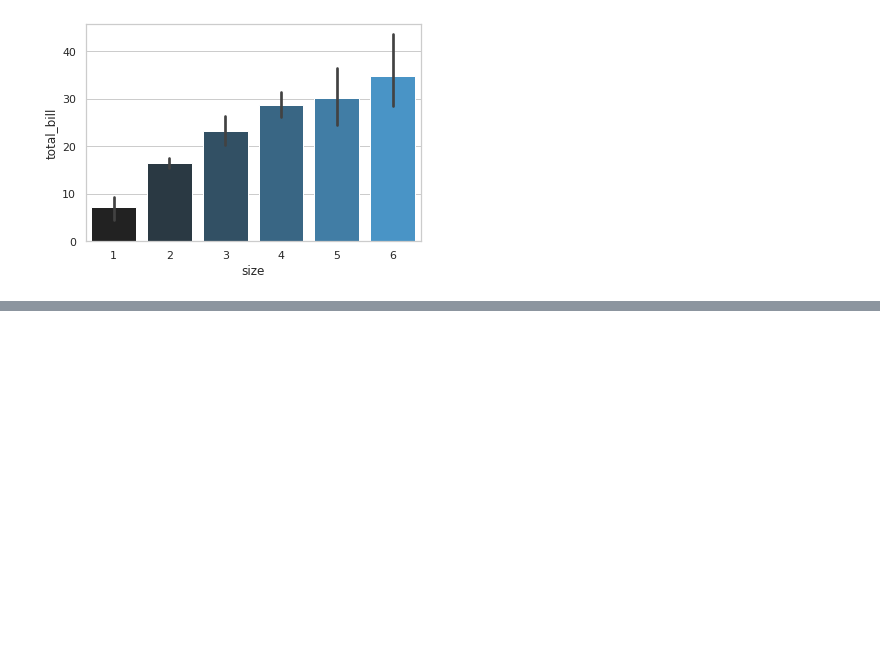
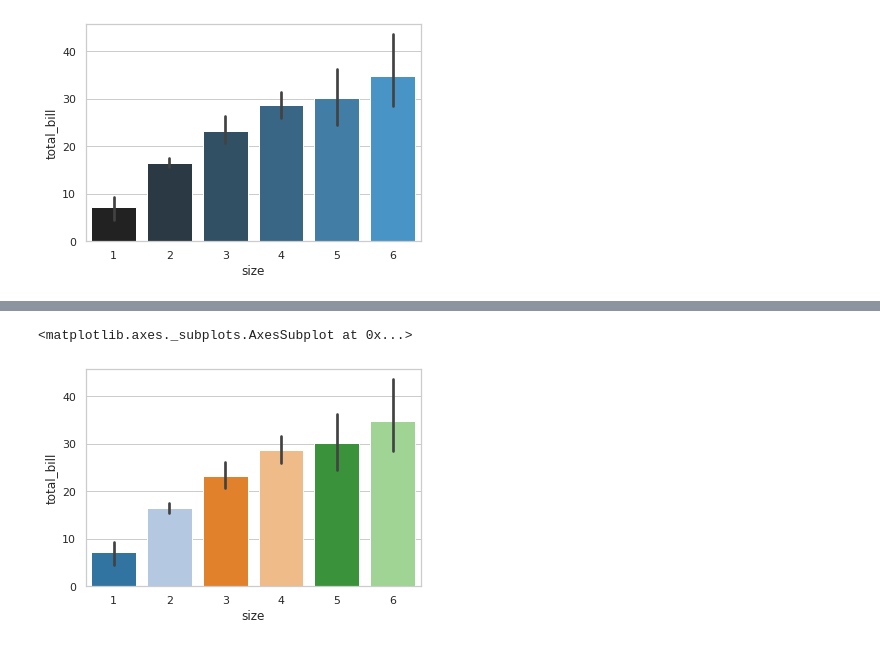
Before and after one commit to luoshun1/DataAnalysis, a Jupyter notebook: Seaborn常用配置与常用图标详解.ipynb, the cells around one changed output, grey strips where cells are left out. Saved outputs shown, nothing was run; the diff lists cells and outputs as text; code cells hidden in the pictures; blank space fills up the shorter version.

```diff
--- a/Seaborn常用配置与常用图标详解.ipynb
+++ b/Seaborn常用配置与常用图标详解.ipynb
@@ -202,0 +214,6 @@ sns.barplot
+# %%
+# palette: 支持直接使用matplotlib色图名称
+sns.barplot(x='size', y='total_bill', data=tips, palette='tab20')
+# %% [output]
+<matplotlib.axes._subplots.AxesSubplot at 0x...>
+[figure, added]
```
Also changed, not shown: parts of 34 cells of this notebook.
